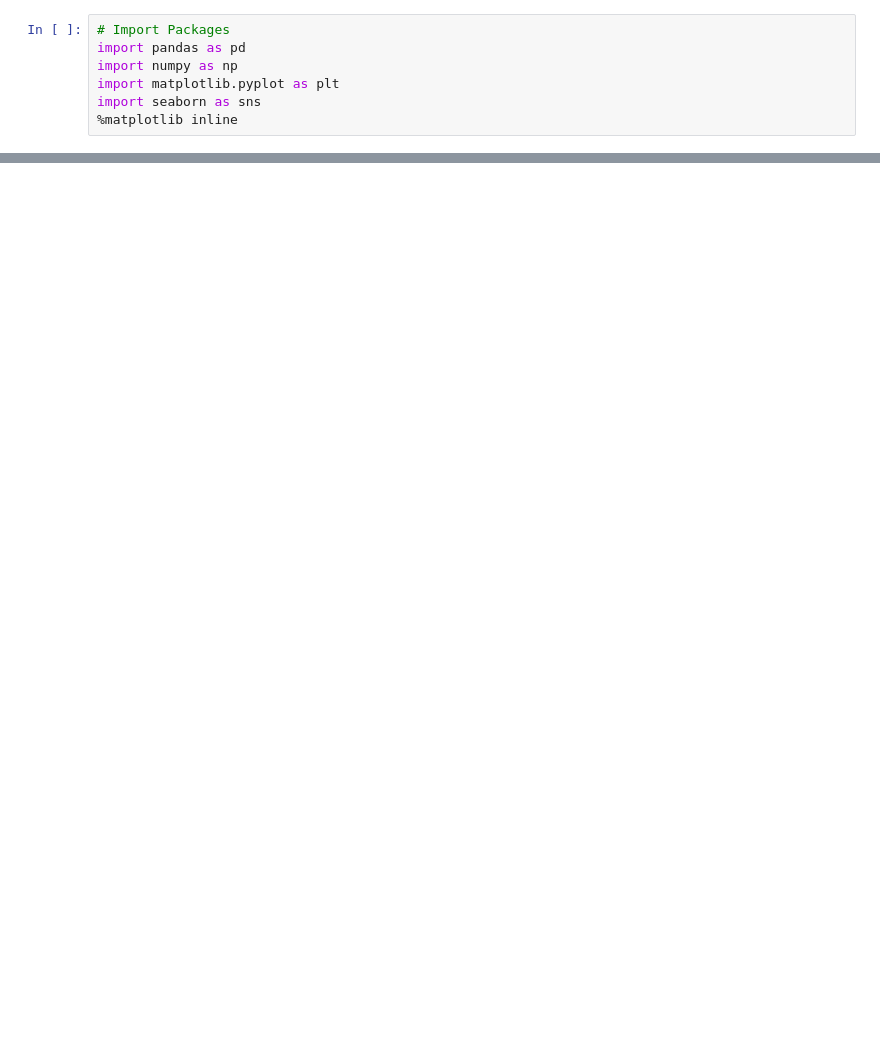
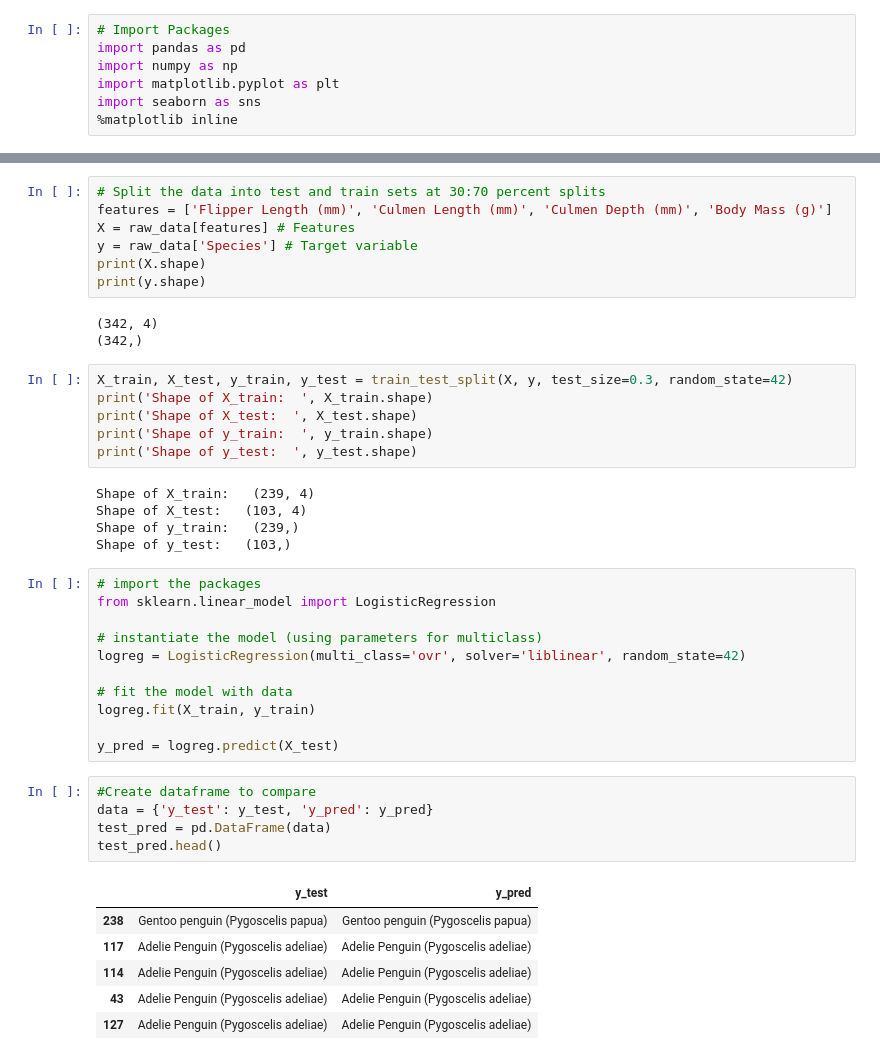
Before and after one commit to sorzit/PENGUINS, a Jupyter notebook: Penguin Jupyter.ipynb, the cells around one changed output, grey strips where cells are left out. Saved outputs shown, nothing was run; the diff lists cells and outputs as text; blank space fills up the shorter version.

```diff
--- a/Penguin Jupyter.ipynb
+++ b/Penguin Jupyter.ipynb
@@ -30,0 +108,44 @@ raw_data.head()
+# %%
+# Split the data into test and train sets at 30:70 percent splits
+features = ['Flipper Length (mm)', 'Culmen Length (mm)', 'Culmen Depth (mm)', 'Body Mass (g)']
+X = raw_data[features] # Features
+y = raw_data['Species'] # Target variable
+print(X.shape)
+print(y.shape)
+# %% [output]
+(342, 4)
+(342,)
+# %%
+X_train, X_test, y_train, y_test = train_test_split(X, y, test_size=0.3, random_state=42)
+print('Shape of X_train:  ', X_train.shape)
+print('Shape of X_test:  ', X_test.shape)
+print('Shape of y_train:  ', y_train.shape)
+print('Shape of y_test:  ', y_test.shape)
+# %% [output]
+Shape of X_train:   (239, 4)
+Shape of X_test:   (103, 4)
+Shape of y_train:   (239,)
+Shape of y_test:   (103,)
+# %%
+# import the packages
+from sklearn.linear_model import LogisticRegression
+
+# instantiate the model (using parameters for multiclass)
+logreg = LogisticRegression(multi_class='ovr', solver='liblinear', random_state=42)
+
+# fit the model with data
+logreg.fit(X_train, y_train)
+
+y_pred = logreg.predict(X_test)
+# %%
+#Create dataframe to compare
+data = {'y_test': y_test, 'y_pred': y_pred}
+test_pred = pd.DataFrame(data)
+test_pred.head()
+# %% [output]
+|  | y_test | y_pred |
+| 238 | Gentoo penguin (Pygoscelis papua) | Gentoo penguin (Pygoscelis papua) |
+| 117 | Adelie Penguin (Pygoscelis adeliae) | Adelie Penguin (Pygoscelis adeliae) |
+| 114 | Adelie Penguin (Pygoscelis adeliae) | Adelie Penguin (Pygoscelis adeliae) |
+| 43 | Adelie Penguin (Pygoscelis adeliae) | Adelie Penguin (Pygoscelis adeliae) |
+| 127 | Adelie Penguin (Pygoscelis adeliae) | Adelie Penguin (Pygoscelis adeliae) |
```
Also changed, not shown: parts of 15 cells of this notebook.
